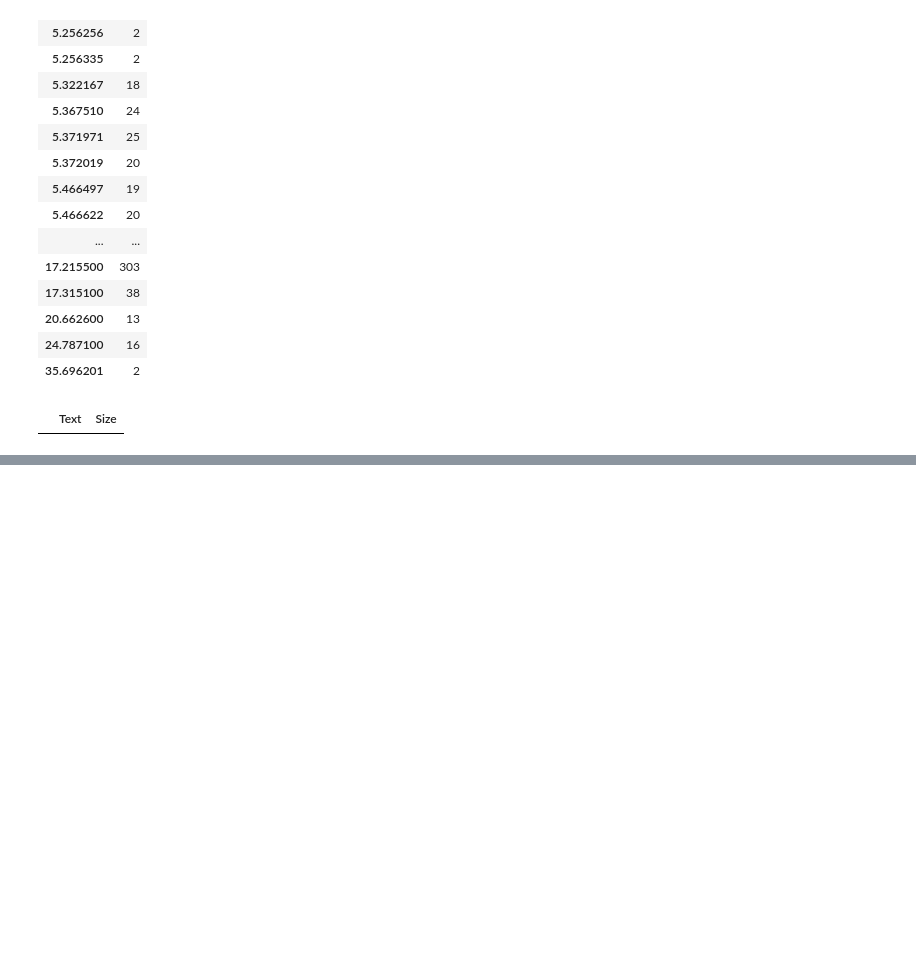
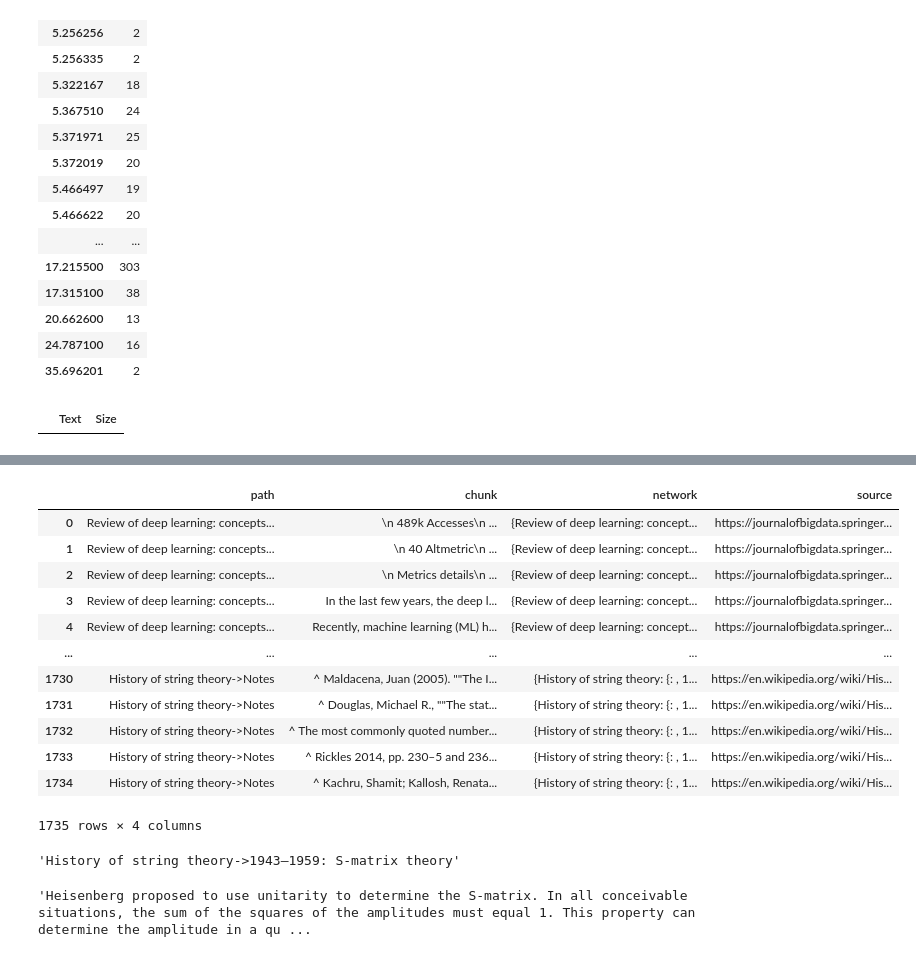
Before and after one commit to akshayparate123/SKY-Personal-AI, a Jupyter notebook: Training/ipynb/RAG.ipynb, the cells around one changed output, grey strips where cells are left out. Drawn from its saved outputs; the diff is of its cells as text; code cells hidden in the pictures; blank space fills up the shorter version.

Commit message:
PC : Data Generation started

```diff
--- a/Training/ipynb/RAG.ipynb
+++ b/Training/ipynb/RAG.ipynb
@@ -1037,0 +1029,26 @@ https://graphfree.com/
+# %%
+df = pd.read_csv("../Data/GraphAgent/training_data/7.tsv",sep="\t")
+# %%
+df
+# %% [output]
+|  | path | chunk | network | source |
+| 0 | Review of deep learning: concepts... | \n 489k Accesses\n ... | {Review of deep learning: concept... | https://journalofbigdata.springer... |
+| 1 | Review of deep learning: concepts... | \n 40 Altmetric\n ... | {Review of deep learning: concept... | https://journalofbigdata.springer... |
+| 2 | Review of deep learning: concepts... | \n Metrics details\n ... | {Review of deep learning: concept... | https://journalofbigdata.springer... |
+| 3 | Review of deep learning: concepts... | In the last few years, the deep l... | {Review of deep learning: concept... | https://journalofbigdata.springer... |
+| 4 | Review of deep learning: concepts... | Recently, machine learning (ML) h... | {Review of deep learning: concept... | https://journalofbigdata.springer... |
+| ... | ... | ... | ... | ... |
+| 1730 | History of string theory->Notes | ^ Maldacena, Juan (2005). ""The I... | {History of string theory: {: , 1... | https://en.wikipedia.org/wiki/His... |
+| 1731 | History of string theory->Notes | ^ Douglas, Michael R., ""The stat... | {History of string theory: {: , 1... | https://en.wikipedia.org/wiki/His... |
+| 1732 | History of string theory->Notes | ^ The most commonly quoted number... | {History of string theory: {: , 1... | https://en.wikipedia.org/wiki/His... |
+| 1733 | History of string theory->Notes | ^ Rickles 2014, pp. 230–5 and 236... | {History of string theory: {: , 1... | https://en.wikipedia.org/wiki/His... |
+| 1734 | History of string theory->Notes | ^ Kachru, Shamit; Kallosh, Renata... | {History of string theory: {: , 1... | https://en.wikipedia.org/wiki/His... |
+1735 rows × 4 columns
+# %%
+df.loc[1650]["path"]
+# %% [output]
+'History of string theory->1943–1959: S-matrix theory'
+# %%
+df.loc[1650]["chunk"]
+# %% [output]
+'Heisenberg proposed to use unitarity to determine the S-matrix. In all conceivable situations, the sum of the squares of the amplitudes must equal 1. This property can determine the amplitude in a qu ...
```
Also changed, not shown: parts of 1 cell of this notebook, 1 other file.
